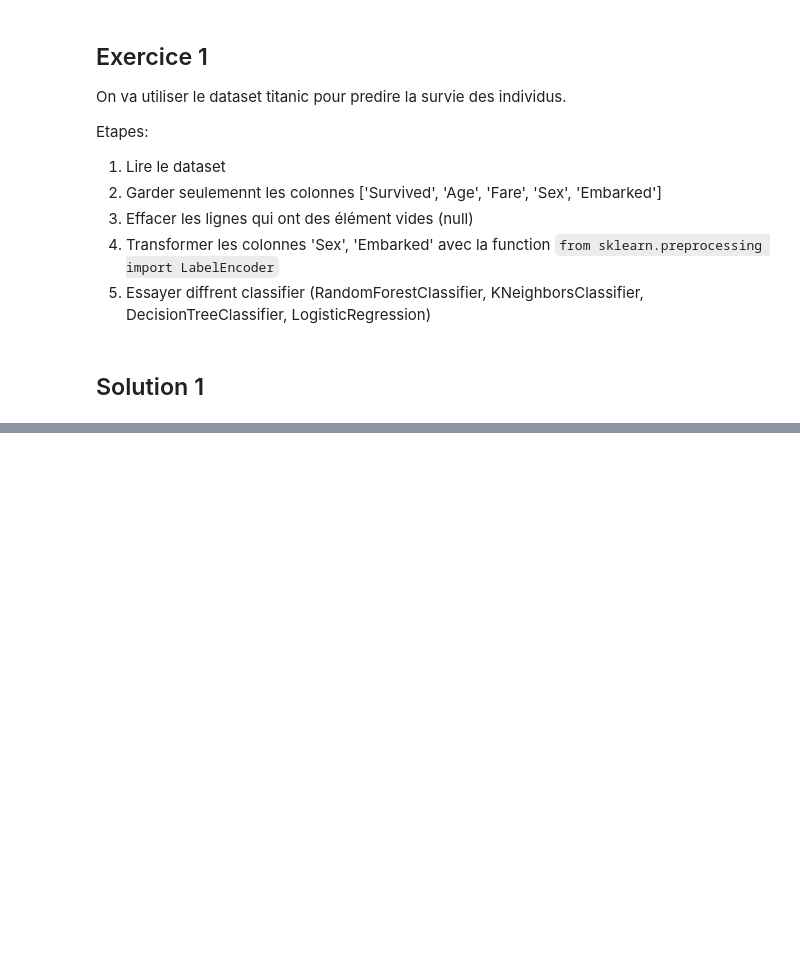
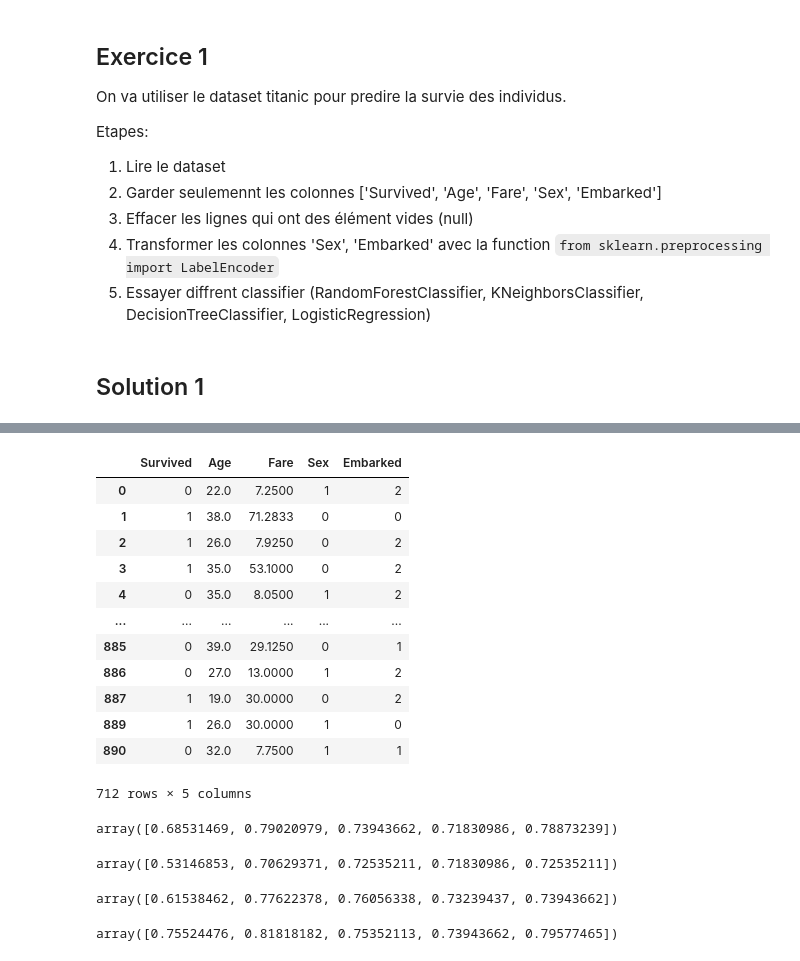
Before and after one commit to crnl-lab/formation_python_crnl_2022, a Jupyter notebook: notebooks/sklearn.ipynb, the cells around one changed output, grey strips where cells are left out. Cells and saved outputs as stored; diff of their text form; code cells hidden in the pictures; blank space fills up the shorter version.

```diff
--- a/notebooks/sklearn.ipynb
+++ b/notebooks/sklearn.ipynb
@@ -363,0 +386,26 @@ Etapes:
+# %%
+columns = ['Survived', 'Age', 'Fare', 'Sex', 'Embarked']
+data = passenger[columns]
+
+# on enleve les valeurs manquantes
+mask = np.all(data.notnull(), axis=1)
+data = data[mask]
+
+# on transform les labels en chiffre
+for col in ('Sex', 'Embarked'):
+    data[col] = LabelEncoder().fit_transform(data[col])
+data
+# %% [output]
+|  | Survived | Age | Fare | Sex | Embarked |
+| 0 | 0 | 22.0 | 7.2500 | 1 | 2 |
+| 1 | 1 | 38.0 | 71.2833 | 0 | 0 |
+| 2 | 1 | 26.0 | 7.9250 | 0 | 2 |
+| 3 | 1 | 35.0 | 53.1000 | 0 | 2 |
+| 4 | 0 | 35.0 | 8.0500 | 1 | 2 |
+| ... | ... | ... | ... | ... | ... |
+| 885 | 0 | 39.0 | 29.1250 | 0 | 1 |
+| 886 | 0 | 27.0 | 13.0000 | 1 | 2 |
+| 887 | 1 | 19.0 | 30.0000 | 0 | 2 |
+| 889 | 1 | 26.0 | 30.0000 | 1 | 0 |
+| 890 | 0 | 32.0 | 7.7500 | 1 | 1 |
+712 rows × 5 columns
@@ -363,0 +415,20 @@ Etapes:
+# %%
+clf = RandomForestClassifier()
+cross_val_score(clf, x, y, cv=5)
+# %% [output]
+array([0.68531469, 0.79020979, 0.73943662, 0.71830986, 0.78873239])
+# %%
+clf = KNeighborsClassifier(15)
+cross_val_score(clf, x, y, cv=5)
+# %% [output]
+array([0.53146853, 0.70629371, 0.72535211, 0.71830986, 0.72535211])
+# %%
+clf = DecisionTreeClassifier()
+cross_val_score(clf, x, y, cv=5)
+# %% [output]
+array([0.61538462, 0.77622378, 0.76056338, 0.73239437, 0.73943662])
+# %%
+clf = LogisticRegression()
+cross_val_score(clf, x, y, cv=5)
+# %% [output]
+array([0.75524476, 0.81818182, 0.75352113, 0.73943662, 0.79577465])
```
Also changed, not shown: parts of 15 cells of this notebook, 1 other file.
